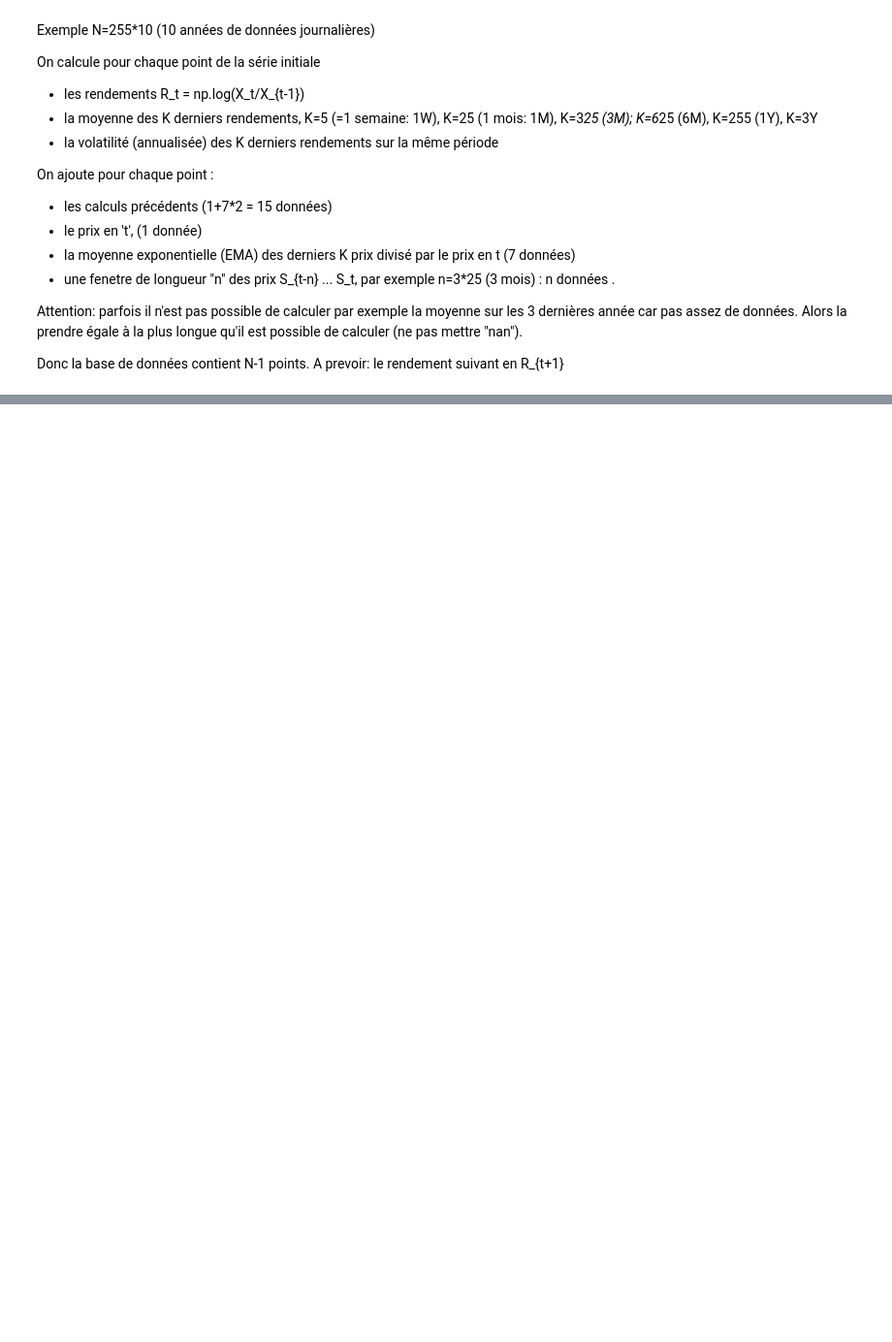
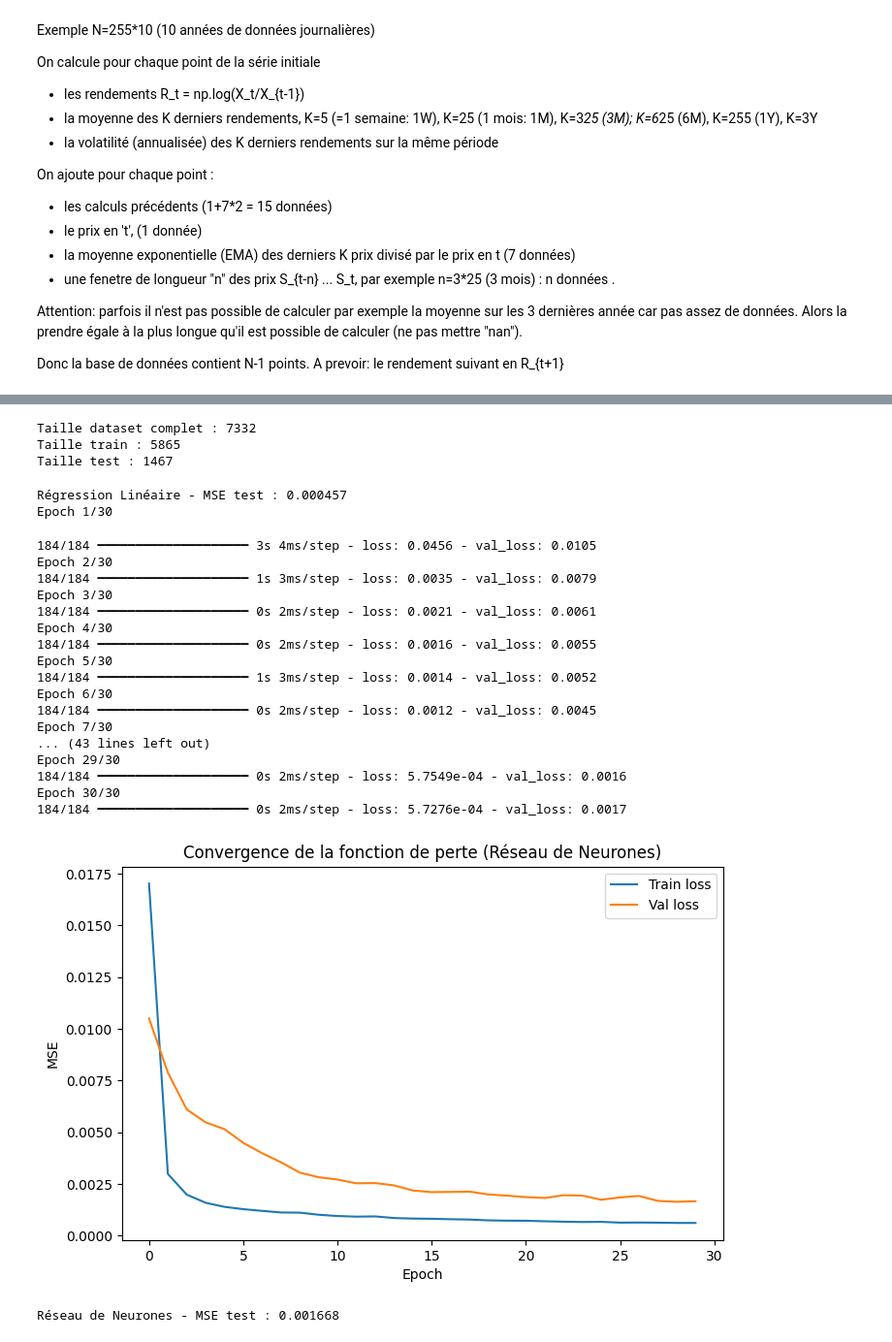
Before and after one commit to ugom2002/projet_DL, a Jupyter notebook: Projet_DL.ipynb, the cells around one changed output, grey strips where cells are left out. Shown at 97% size. Saved outputs shown, nothing was run; the diff lists cells and outputs as text; code cells hidden in the pictures; blank space fills up the shorter version.

```diff
--- a/Projet_DL.ipynb
+++ b/Projet_DL.ipynb
@@ -149,0 +190,79 @@ Validation RMSE: 0.02556490032324198
+# %%
+# 3) Séparation temporelle (Train=80%, Test=20%)
+# ----------------------------------------------
+N = len(df)
+Nt = int(0.8 * N)
+Nv = N - Nt
+
+X_train, X_test = X_scaled[:Nt], X_scaled[Nt:]
+y_train, y_test = y[:Nt], y[Nt:]
+
+print("\nTaille dataset complet :", N)
+print("Taille train :", Nt)
+print("Taille test :", Nv)
+# %% [output]
+Taille dataset complet : 7332
+Taille train : 5865
+Taille test : 1467
+# %%
+# 4) Modèles : Régression Linéaire et Réseau de Neurones
+# ------------------------------------------------------
+# 4.1 Régression Linéaire (baseline)
+
+linreg = LinearRegression()
+linreg.fit(X_train, y_train)
+y_pred_lin = linreg.predict(X_test)
+mse_lin = mean_squared_error(y_test, y_pred_lin)
+print(f"\nRégression Linéaire - MSE test : {mse_lin:.6f}")
+
+# 4.2 Réseau de Neurones (Keras)
+model = Sequential()
+model.add(Dense(64, activation='relu', input_shape=(X_train.shape[1],)))
+model.add(Dense(32, activation='relu'))
+model.add(Dense(1, activation='linear'))  # Rendement futur (une valeur)
+
+model.compile(optimizer='adam', loss='mse')
+
+history = model.fit(
+    X_train, y_train,
+    validation_data=(X_test, y_test),
+    epochs=30,          # vous pouvez ajuster
+    batch_size=32,      # vous pouvez ajuster
+    verbose=1
+)
+
+# Graphique de la convergence de la loss
+plt.figure(figsize=(8, 5))
+plt.plot(history.history['loss'], label='Train loss')
+plt.plot(history.history['val_loss'], label='Val loss')
+plt.title("Convergence de la fonction de perte (Réseau de Neurones)")
+plt.xlabel("Epoch")
+plt.ylabel("MSE")
+plt.legend()
+plt.show()
+
+# Évaluation du NN
+mse_nn = model.evaluate(X_test, y_test, verbose=0)
+print(f"Réseau de Neurones - MSE test : {mse_nn:.6f}")
+# %% [output]
+Régression Linéaire - MSE test : 0.000457
+Epoch 1/30
+184/184 ━━━━━━━━━━━━━━━━━━━━ 3s 4ms/step - loss: 0.0456 - val_loss: 0.0105
+Epoch 2/30
+184/184 ━━━━━━━━━━━━━━━━━━━━ 1s 3ms/step - loss: 0.0035 - val_loss: 0.0079
+Epoch 3/30
+184/184 ━━━━━━━━━━━━━━━━━━━━ 0s 2ms/step - loss: 0.0021 - val_loss: 0.0061
+Epoch 4/30
+184/184 ━━━━━━━━━━━━━━━━━━━━ 0s 2ms/step - loss: 0.0016 - val_loss: 0.0055
+Epoch 5/30
+184/184 ━━━━━━━━━━━━━━━━━━━━ 1s 3ms/step - loss: 0.0014 - val_loss: 0.0052
+Epoch 6/30
+184/184 ━━━━━━━━━━━━━━━━━━━━ 0s 2ms/step - loss: 0.0012 - val_loss: 0.0045
+Epoch 7/30
+... (43 lines left out)
+Epoch 29/30
+184/184 ━━━━━━━━━━━━━━━━━━━━ 0s 2ms/step - loss: 5.7549e-04 - val_loss: 0.0016
+Epoch 30/30
+184/184 ━━━━━━━━━━━━━━━━━━━━ 0s 2ms/step - loss: 5.7276e-04 - val_loss: 0.0017
+[figure, added]
+Réseau de Neurones - MSE test : 0.001668
```
Also changed, not shown: parts of 9 cells of this notebook.
